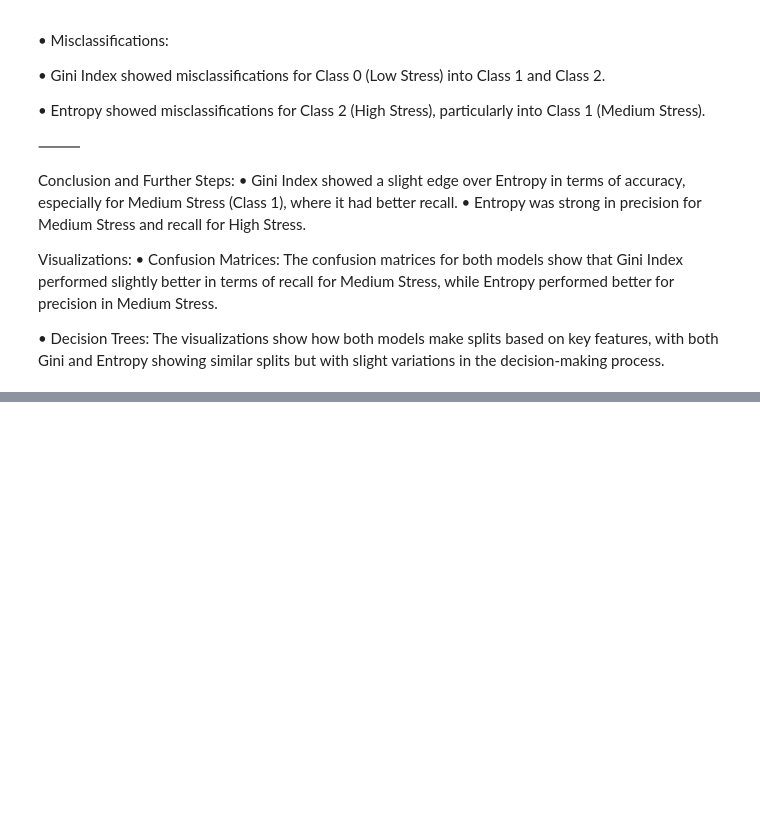
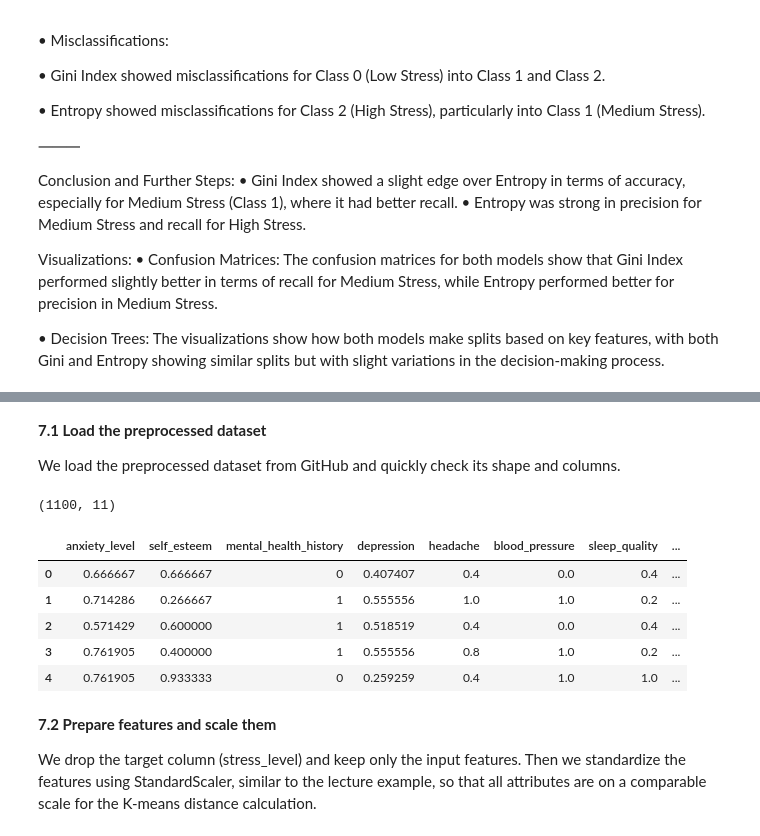
Before and after one commit to LanaAlhussaini/G12.DM, a Jupyter notebook: Phase3.ipynb, the cells around one changed output, grey strips where cells are left out. Saved outputs shown, nothing was run; the diff lists cells and outputs as text; code cells hidden in the pictures; blank space fills up the shorter version.

```diff
--- a/Phase3.ipynb
+++ b/Phase3.ipynb
@@ -956,0 +974,36 @@ Visualizations:
+# %% [markdown]
+**7.1 Load the preprocessed dataset**
+
+We load the preprocessed dataset from GitHub and quickly check its shape and columns.
+# %%
+# 7.1 Load the preprocessed dataset
+
+import pandas as pd
+import numpy as np
+import matplotlib.pyplot as plt
+import seaborn as sns
+
+from sklearn.cluster import KMeans
+from sklearn.preprocessing import StandardScaler
+from sklearn.metrics import silhouette_score
+
+# GitHub raw link for the preprocessed dataset
+url = "https://raw.githubusercontent.com/LanaAlhussaini/G12.DM/refs/heads/main/Dataset/Preprocessed_dataset.csv"
+
+df = pd.read_csv(url)
+print(df.shape)
+df.head()
+# %% [output]
+(1100, 11)
+|  | anxiety_level | self_esteem | mental_health_history | depression | headache | blood_pressure | sleep_quality | ... |
+| 0 | 0.666667 | 0.666667 | 0 | 0.407407 | 0.4 | 0.0 | 0.4 | ... |
+| 1 | 0.714286 | 0.266667 | 1 | 0.555556 | 1.0 | 1.0 | 0.2 | ... |
+| 2 | 0.571429 | 0.600000 | 1 | 0.518519 | 0.4 | 0.0 | 0.4 | ... |
+| 3 | 0.761905 | 0.400000 | 1 | 0.555556 | 0.8 | 1.0 | 0.2 | ... |
+| 4 | 0.761905 | 0.933333 | 0 | 0.259259 | 0.4 | 1.0 | 1.0 | ... |
+# %% [markdown]
+**7.2 Prepare features and scale them**
+
+We drop the target column (stress_level) and keep only the input features.
+Then we standardize the features using StandardScaler, similar to the lecture example,
+so that all attributes are on a comparable scale for the K-means distance calculation.
```
Also changed, not shown: parts of 15 cells of this notebook.
